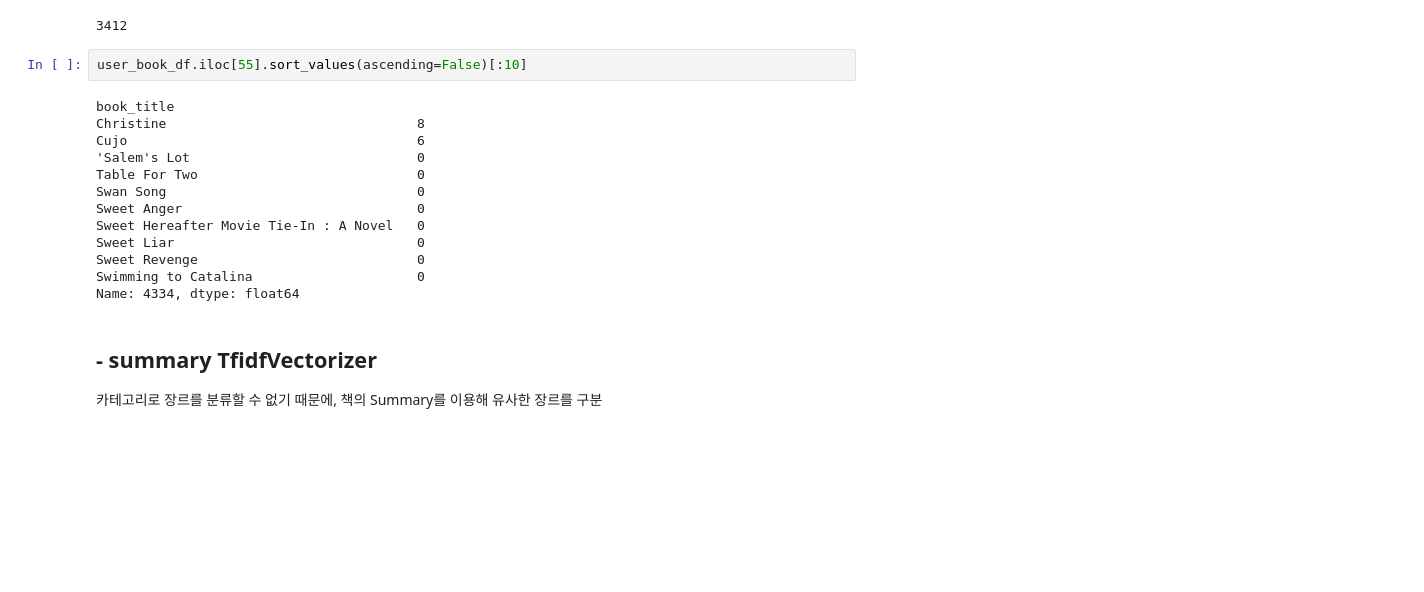
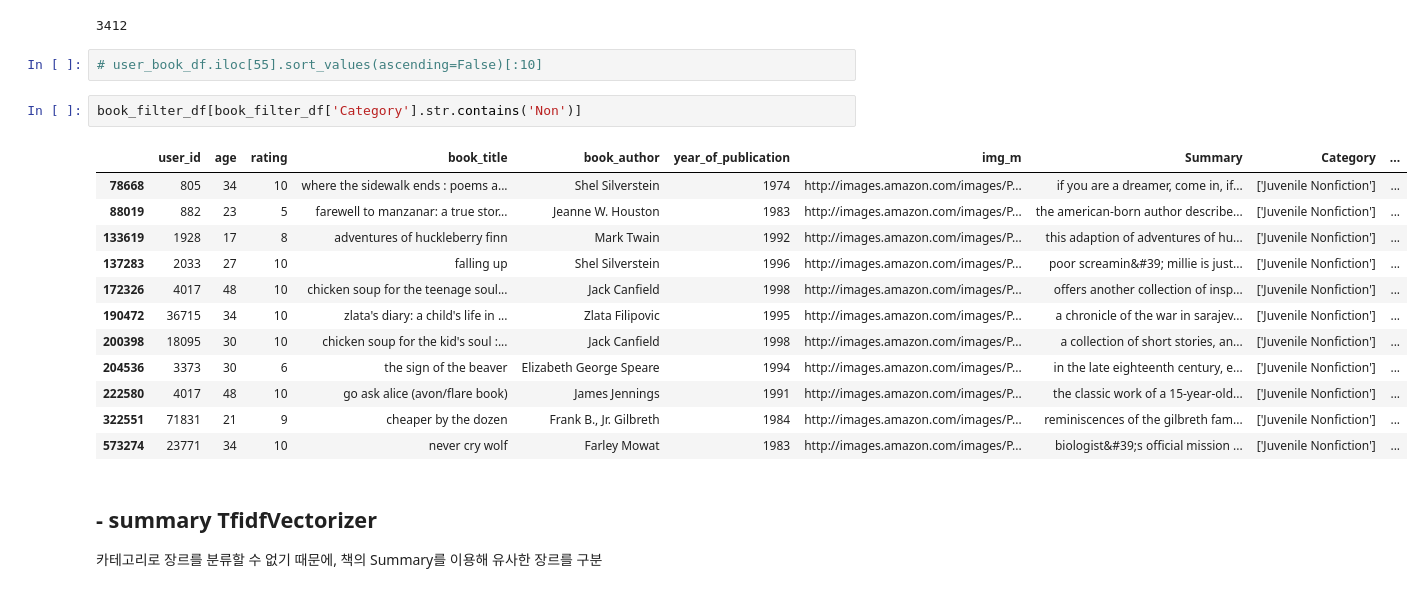
Before and after one commit to hyeyoung-x/DA36_mini2_Bookitoki, a Jupyter notebook: Hyeyoung/Summary_Tfidf.ipynb, the cells around one changed output. Cells and saved outputs as stored; diff of their text form; blank space fills up the shorter version.

Commit message:
Feat: category recommend 구현

```diff
--- a/Hyeyoung/Summary_Tfidf.ipynb
+++ b/Hyeyoung/Summary_Tfidf.ipynb
@@ -106,20 +106,22 @@ print(len(book_filter_df['book_title'].unique()))
 # %% [output]
 3412
 # %%
-user_book_df.iloc[55].sort_values(ascending=False)[:10]
+# user_book_df.iloc[55].sort_values(ascending=False)[:10]
-# %% [output]
-book_title
-Christine                                8
-Cujo                                     6
-'Salem's Lot                             0
-Table For Two                            0
-Swan Song                                0
-Sweet Anger                              0
-Sweet Hereafter Movie Tie-In : A Novel   0
-Sweet Liar                               0
-Sweet Revenge                            0
-Swimming to Catalina                     0
-Name: 4334, dtype: float64
+# %%
+book_filter_df[book_filter_df['Category'].str.contains('Non')]
+# %% [output]
+|  | user_id | age | rating | book_title | book_author | year_of_publication | img_m | Summary | Category | ... |
+| 78668 | 805 | 34 | 10 | where the sidewalk ends : poems a... | Shel Silverstein | 1974 | http://images.amazon.com/images/P... | if you are a dreamer, come in, if... | ['Juvenile Nonfiction'] | ... |
+| 88019 | 882 | 23 | 5 | farewell to manzanar: a true stor... | Jeanne W. Houston | 1983 | http://images.amazon.com/images/P... | the american-born author describe... | ['Juvenile Nonfiction'] | ... |
+| 133619 | 1928 | 17 | 8 | adventures of huckleberry finn | Mark Twain | 1992 | http://images.amazon.com/images/P... | this adaption of adventures of hu... | ['Juvenile Nonfiction'] | ... |
+| 137283 | 2033 | 27 | 10 | falling up | Shel Silverstein | 1996 | http://images.amazon.com/images/P... | poor screamin&#39; millie is just... | ['Juvenile Nonfiction'] | ... |
+| 172326 | 4017 | 48 | 10 | chicken soup for the teenage soul... | Jack Canfield | 1998 | http://images.amazon.com/images/P... | offers another collection of insp... | ['Juvenile Nonfiction'] | ... |
+| 190472 | 36715 | 34 | 10 | zlata's diary: a child's life in ... | Zlata Filipovic | 1995 | http://images.amazon.com/images/P... | a chronicle of the war in sarajev... | ['Juvenile Nonfiction'] | ... |
+| 200398 | 18095 | 30 | 10 | chicken soup for the kid's soul :... | Jack Canfield | 1998 | http://images.amazon.com/images/P... | a collection of short stories, an... | ['Juvenile Nonfiction'] | ... |
+| 204536 | 3373 | 30 | 6 | the sign of the beaver | Elizabeth George Speare | 1994 | http://images.amazon.com/images/P... | in the late eighteenth century, e... | ['Juvenile Nonfiction'] | ... |
+| 222580 | 4017 | 48 | 10 | go ask alice (avon/flare book) | James Jennings | 1991 | http://images.amazon.com/images/P... | the classic work of a 15-year-old... | ['Juvenile Nonfiction'] | ... |
+| 322551 | 71831 | 21 | 9 | cheaper by the dozen | Frank B., Jr. Gilbreth | 1984 | http://images.amazon.com/images/P... | reminiscences of the gilbreth fam... | ['Juvenile Nonfiction'] | ... |
+| 573274 | 23771 | 34 | 10 | never cry wolf | Farley Mowat | 1983 | http://images.amazon.com/images/P... | biologist&#39;s official mission ... | ['Juvenile Nonfiction'] | ... |
 # %% [markdown]
 ## - summary TfidfVectorizer
 카테고리로 장르를 분류할 수 없기 때문에, 책의 Summary를 이용해 유사한 장르를 구분
```
Also changed, not shown: parts of 4 cells of this notebook, 2 other files.
